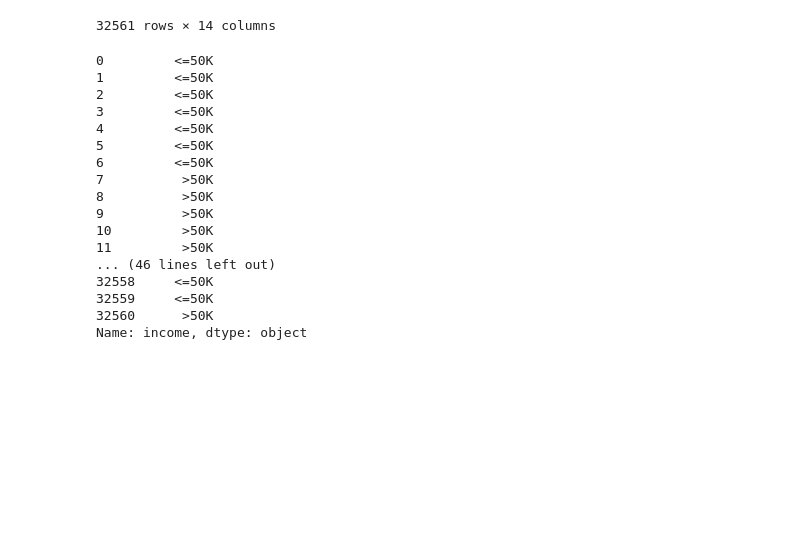
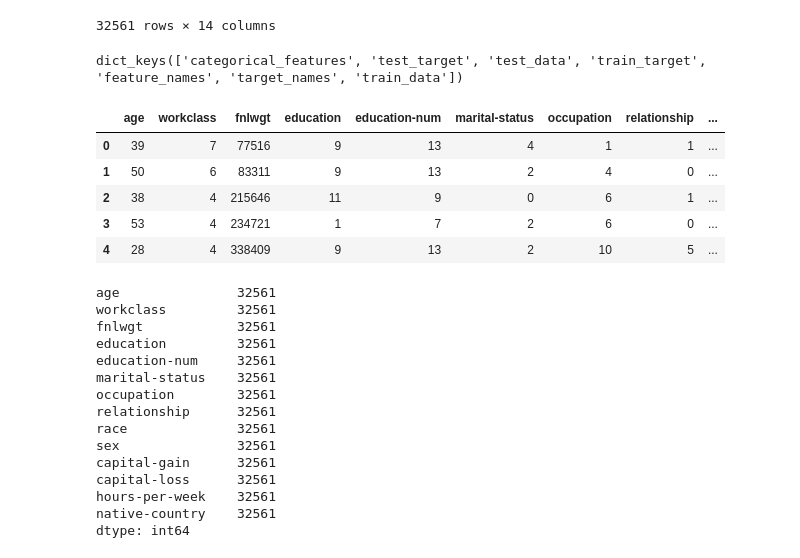
Before and after one commit to szeitlin/labor-force, a Jupyter notebook: 09132016_refactoring_and_testing.ipynb, the cells around one changed output. Cells and saved outputs as stored; diff of their text form; code cells hidden in the pictures; blank space fills up the shorter version.

Commit message:
got through steps to train, test, evaluate, pickle, and load a model.

```diff
--- a/09132016_refactoring_and_testing.ipynb
+++ b/09132016_refactoring_and_testing.ipynb
@@ -32,23 +32,5 @@ train.iloc[:,:-1]
 | 32559 | 22 | Private | 201490 | HS-grad | 9 | Never-married | Adm-clerical | Own-child | ... |
 | 32560 | 52 | Self-emp-inc | 287927 | HS-grad | 9 | Married-civ-spouse | Exec-managerial | Wife | ... |
 32561 rows × 14 columns
-# %%
-train.iloc[:, -1]
-# %% [output]
-0         <=50K
-1         <=50K
-2         <=50K
-3         <=50K
-4         <=50K
-5         <=50K
-6         <=50K
-7          >50K
-8          >50K
-9          >50K
-10         >50K
-11         >50K
-... (46 lines left out)
-32558     <=50K
-32559     <=50K
-32560      >50K
-Name: income, dtype: object
+# %%
+mybunch = create_bunch(meta, train, test)
@@ -54,0 +39,32 @@ Name: income, dtype: object
+# %%
+mybunch.keys()
+# %% [output]
+dict_keys(['categorical_features', 'test_target', 'test_data', 'train_target', 'feature_names', 'target_names', 'train_data'])
+# %%
+encoded = multi_column_encoding(mybunch.train_data, mybunch.categorical_features)
+encoded.head()
+# %% [output]
+|  | age | workclass | fnlwgt | education | education-num | marital-status | occupation | relationship | ... |
+| 0 | 39 | 7 | 77516 | 9 | 13 | 4 | 1 | 1 | ... |
+| 1 | 50 | 6 | 83311 | 9 | 13 | 2 | 4 | 0 | ... |
+| 2 | 38 | 4 | 215646 | 11 | 9 | 0 | 6 | 1 | ... |
+| 3 | 53 | 4 | 234721 | 1 | 7 | 2 | 6 | 0 | ... |
+| 4 | 28 | 4 | 338409 | 9 | 13 | 2 | 10 | 5 | ... |
+# %%
+encoded.count()
+# %% [output]
+age               32561
+workclass         32561
+fnlwgt            32561
+education         32561
+education-num     32561
+marital-status    32561
+occupation        32561
+relationship      32561
+race              32561
+sex               32561
+capital-gain      32561
+capital-loss      32561
+hours-per-week    32561
+native-country    32561
+dtype: int64
```
Also changed, not shown: parts of 24 cells of this notebook, 4 other files.
